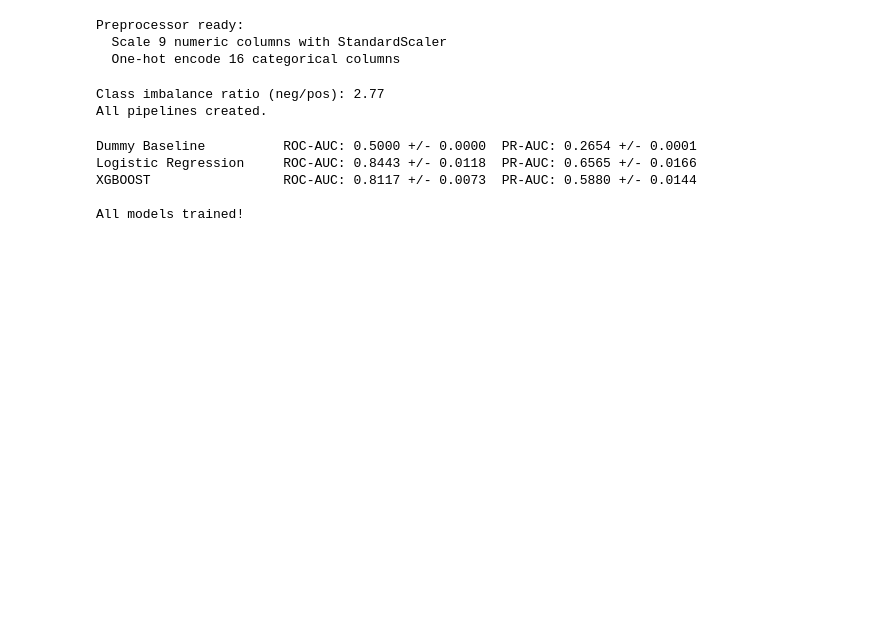
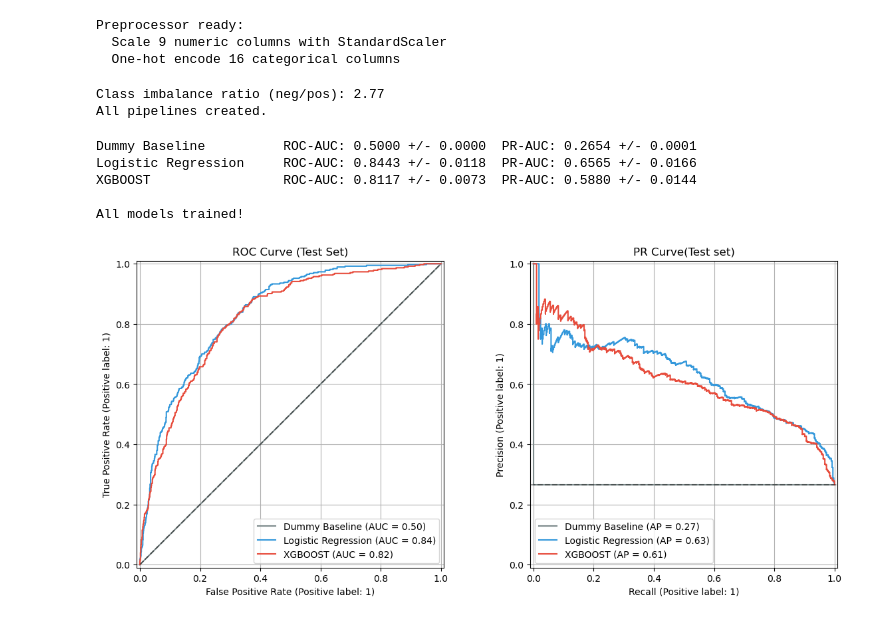
Before and after one commit to SamuelDare-programmer/CustomerChurn, a Jupyter notebook: my_eda.ipynb, the cells around one changed output. Drawn from its saved outputs; the diff is of its cells as text; code cells hidden in the pictures; blank space fills up the shorter version.

Commit message:
Compared and Displayed Model Metrics

```diff
--- a/my_eda.ipynb
+++ b/my_eda.ipynb
@@ -526,3 +526,24 @@ Logistic Regression     ROC-AUC: 0.8443 +/- 0.0118  PR-AUC: 0.6565 +/- 0.0166
 XGBOOST                 ROC-AUC: 0.8117 +/- 0.0073  PR-AUC: 0.5880 +/- 0.0144
 
 All models trained!
+# %%
+from sklearn.metrics import RocCurveDisplay, PrecisionRecallDisplay, roc_auc_score, average_precision_score
+fig, axes = plt.subplots(1, 2, figsize=(14, 6))
+
+colors = ['#7f8c8d', '#3498db', '#e74c3c']
+
+for (name, pipe), color in zip(pipelines.items(), colors):
+    y_prob = pipe.predict_proba(X_test)[:, 1]
+    RocCurveDisplay.from_predictions(y_test, y_prob, name=name, ax=axes[0], color=color)
+    PrecisionRecallDisplay.from_predictions(y_test, y_prob, ax=axes[1], name=name, color=color)
+
+
+
+axes[0].set_title('ROC Curve (Test Set)')
+axes[1].set_title('PR Curve(Test set)')
+axes[0].plot([0,1],[0,1], 'k--', alpha=0.4, label='Random')
+axes[1].axhline(y=y_test.mean(), color='k', linestyle='--',alpha=0.4, label='No-skill')
+axes[1].grid()
+axes[0].grid()
+# %% [output]
+[figure, added]
```
Also changed, not shown: parts of 2 cells of this notebook.
